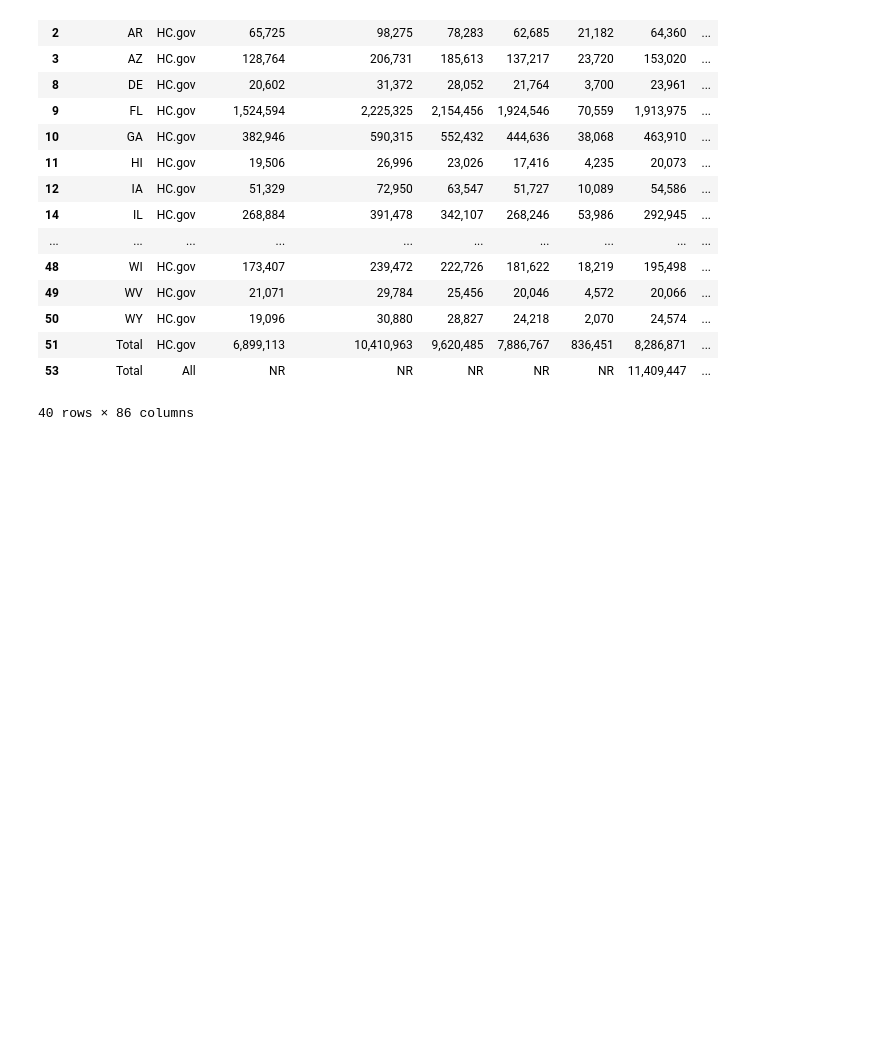
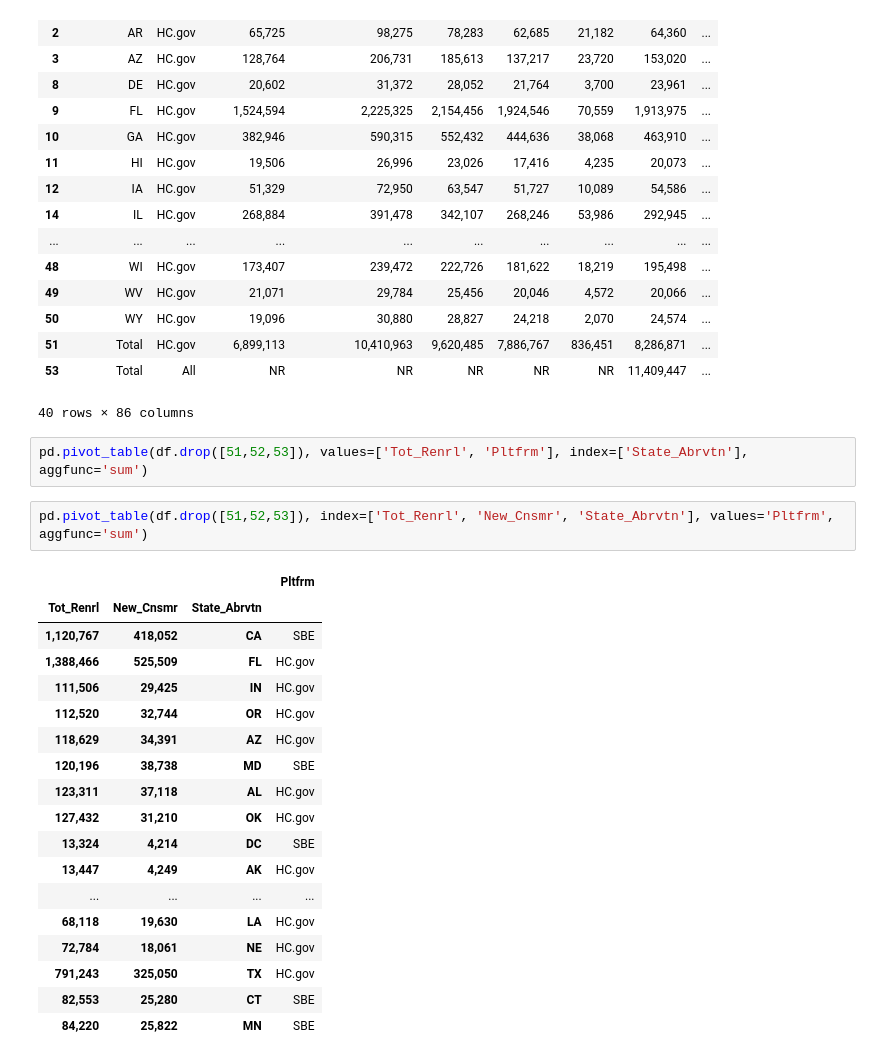
Before and after one commit to jwong853/Insurance_Marketplace_OEP, a Jupyter notebook: notebooks/eda_01.ipynb, the cells around one changed output. Drawn from its saved outputs; the diff is of its cells as text; blank space fills up the shorter version.

```diff
--- a/notebooks/eda_01.ipynb
+++ b/notebooks/eda_01.ipynb
@@ -83,3 +90,26 @@ df[df.Pltfrm != 'SBE']
 | 51 | Total | HC.gov | 6,899,113 | 10,410,963 | 9,620,485 | 7,886,767 | 836,451 | 8,286,871 | ... |
 | 53 | Total | All | NR | NR | NR | NR | NR | 11,409,447 | ... |
 40 rows × 86 columns
+# %%
+pd.pivot_table(df.drop([51,52,53]), values=['Tot_Renrl', 'Pltfrm'], index=['State_Abrvtn'], aggfunc='sum')
+# %%
+pd.pivot_table(df.drop([51,52,53]), index=['Tot_Renrl', 'New_Cnsmr', 'State_Abrvtn'], values='Pltfrm', aggfunc='sum')
+# %% [output]
+|  |  |  | Pltfrm |
+| Tot_Renrl | New_Cnsmr | State_Abrvtn |  |
+| 1,120,767 | 418,052 | CA | SBE |
+| 1,388,466 | 525,509 | FL | HC.gov |
+| 111,506 | 29,425 | IN | HC.gov |
+| 112,520 | 32,744 | OR | HC.gov |
+| 118,629 | 34,391 | AZ | HC.gov |
+| 120,196 | 38,738 | MD | SBE |
+| 123,311 | 37,118 | AL | HC.gov |
+| 127,432 | 31,210 | OK | HC.gov |
+| 13,324 | 4,214 | DC | SBE |
+| 13,447 | 4,249 | AK | HC.gov |
+| ... | ... | ... | ... |
+| 68,118 | 19,630 | LA | HC.gov |
+| 72,784 | 18,061 | NE | HC.gov |
+| 791,243 | 325,050 | TX | HC.gov |
+| 82,553 | 25,280 | CT | SBE |
+| 84,220 | 25,822 | MN | SBE |
```
Also changed, not shown: parts of 8 cells of this notebook.
